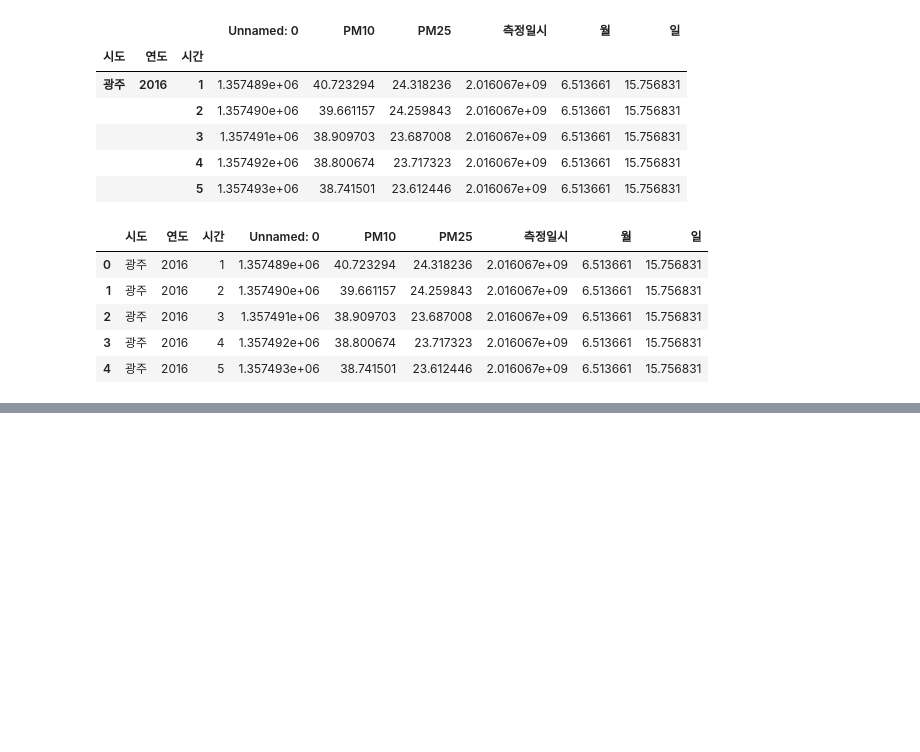
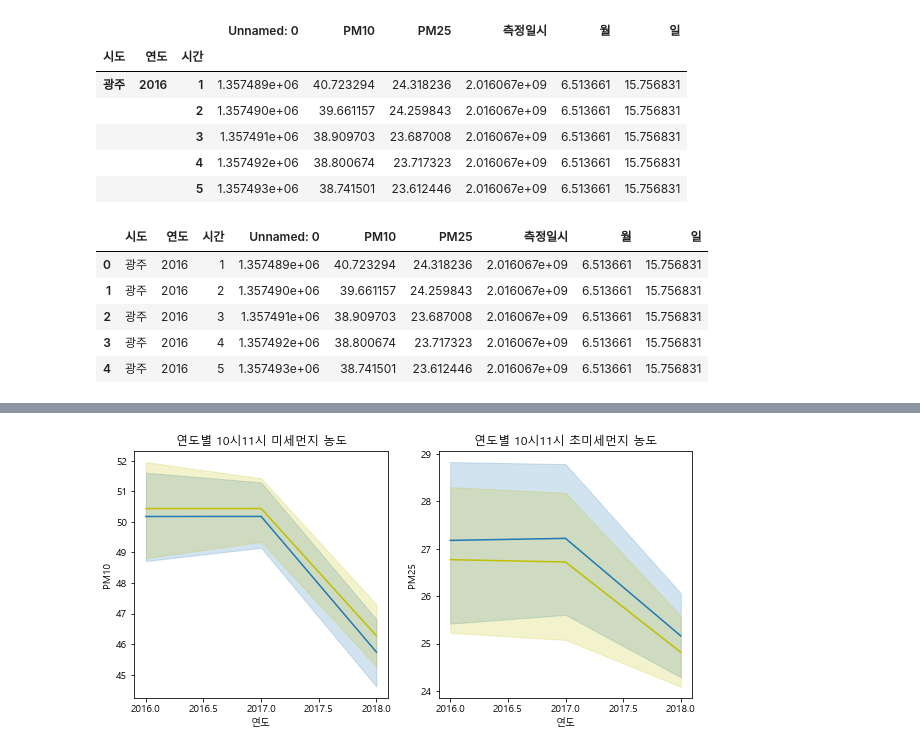
Before and after one commit to lch5518/EDA_PM10-Python-, a Jupyter notebook: 미세먼지_lineplot_0509.ipynb, the cells around one changed output, grey strips where cells are left out. Saved outputs shown, nothing was run; the diff lists cells and outputs as text; code cells hidden in the pictures; blank space fills up the shorter version.

```diff
--- a/미세먼지_lineplot_0509.ipynb
+++ b/미세먼지_lineplot_0509.ipynb
@@ -164,0 +158,4 @@ ax.legend(bbox_to_anchor=(1.1,1.05))
+# %%
+mise10 = mise2[mise2['시간']==10]
+# %%
+mise011 = mise2[mise2['시간']==11]
@@ -164,0 +171,13 @@ ax.legend(bbox_to_anchor=(1.1,1.05))
+# %%
+plt.rcParams["figure.figsize"] = (10,10) #set size of Graph
+plt.subplot(2,2,1)
+ax1 = sns.lineplot(x="연도", y="PM10",data=mise10)
+plt.subplot(2,2,2)
+ax1 = sns.lineplot(x="연도", y="PM25",data=mise10)
+plt.subplot(2,2,1)
+plt.title('연도별 10시11시 미세먼지 농도')
+ax2 = sns.lineplot(x="연도", y="PM10",data=mise011,c='y')
+plt.subplot(2,2,2)
+plt.title('연도별 10시11시 초미세먼지 농도')
+ax2 = sns.lineplot(x="연도", y="PM25",data=mise011,c='y')
+# %% [output]
@@ -164,0 +188 @@ ax.legend(bbox_to_anchor=(1.1,1.05))
+[figure, added]
```
Also changed, not shown: parts of 9 cells of this notebook, 1 other file.
